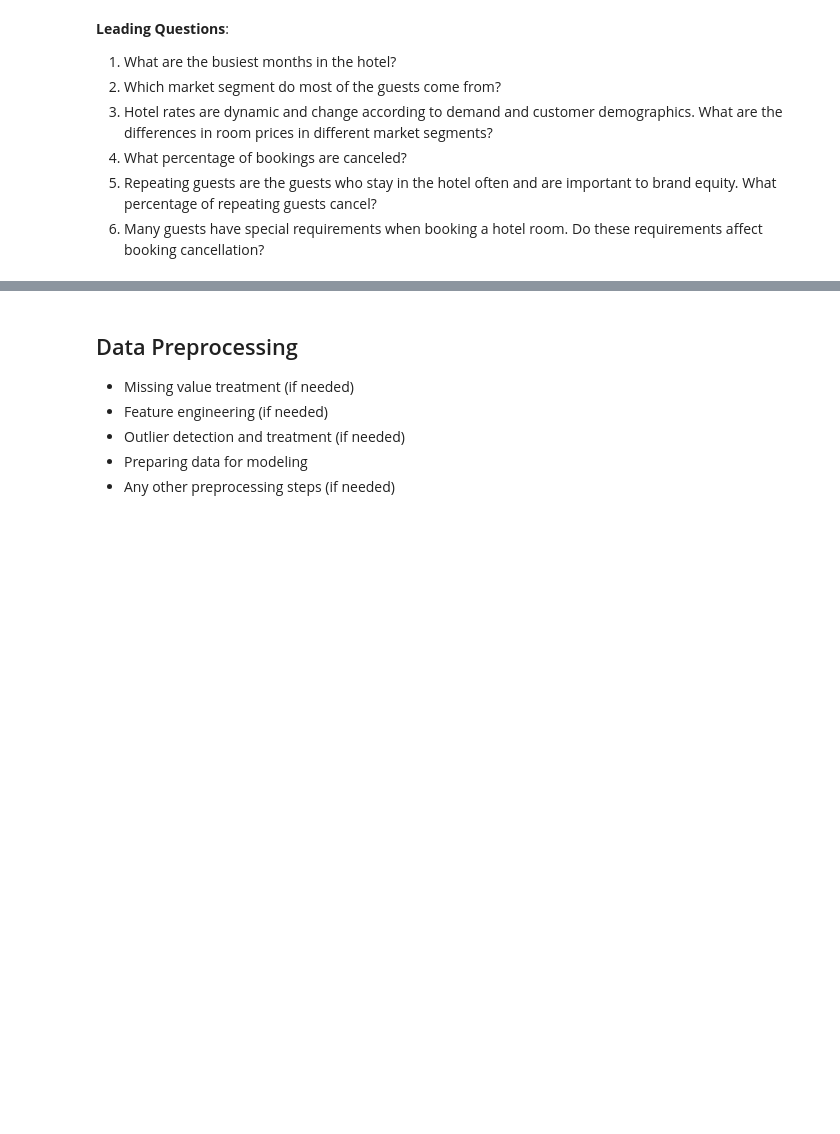
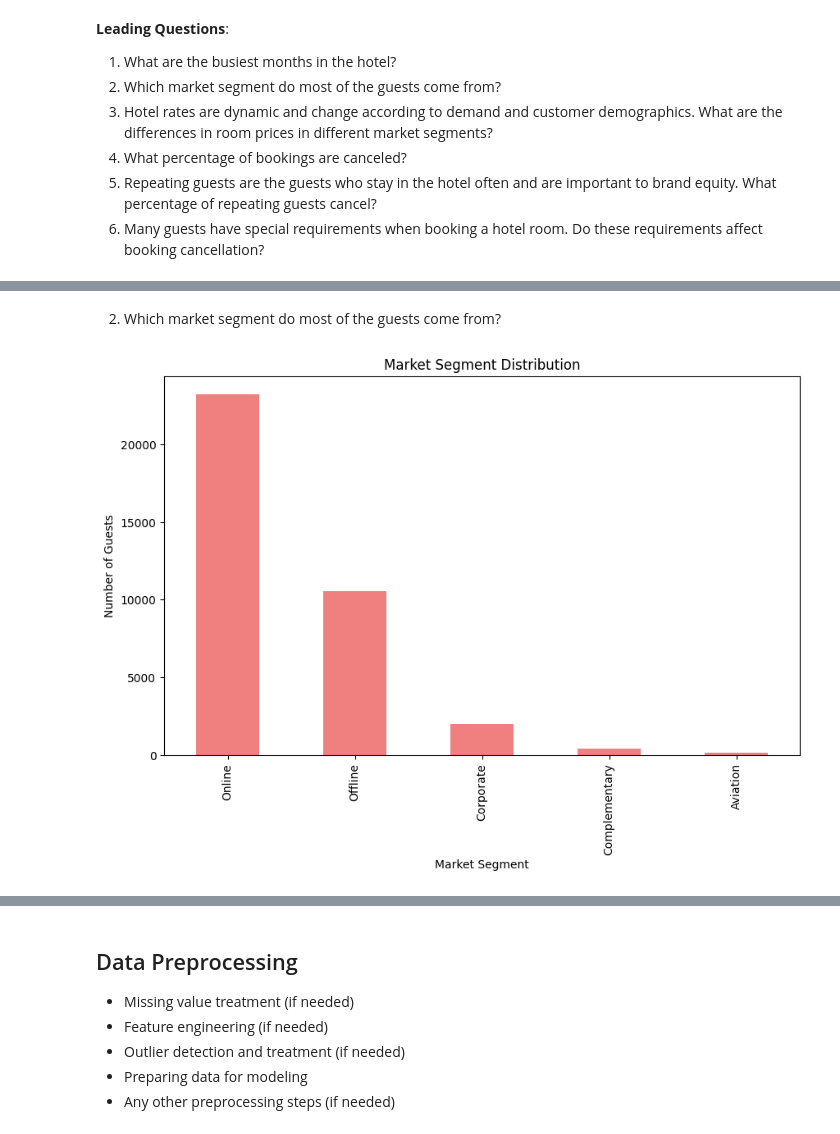
Before and after one commit to DataScience-BusinessAnalitics/INN-Hotels---Problem-Statement, a Jupyter notebook: Project_SLC_DSBA_INNHotels_FullCode-1.ipynb, the cells around one changed output, grey strips where cells are left out. Cells and saved outputs as stored; diff of their text form; code cells hidden in the pictures; blank space fills up the shorter version.

```diff
--- a/Project_SLC_DSBA_INNHotels_FullCode-1.ipynb
+++ b/Project_SLC_DSBA_INNHotels_FullCode-1.ipynb
@@ -306,0 +359,14 @@ plt.show()
+# %% [markdown]
+2. Which market segment do most of the guests come from?
+# %%
+# Count bookings per market segment
+market_segment_counts = df['market_segment_type'].value_counts()
+
+# Visualize
+market_segment_counts.plot(kind='bar', figsize=(10, 6), color='lightcoral')
+plt.title("Market Segment Distribution")
+plt.ylabel("Number of Guests")
+plt.xlabel("Market Segment")
+plt.show()
+# %% [output]
+[figure, added]
```
Also changed, not shown: parts of 56 cells of this notebook, 2 other files.
